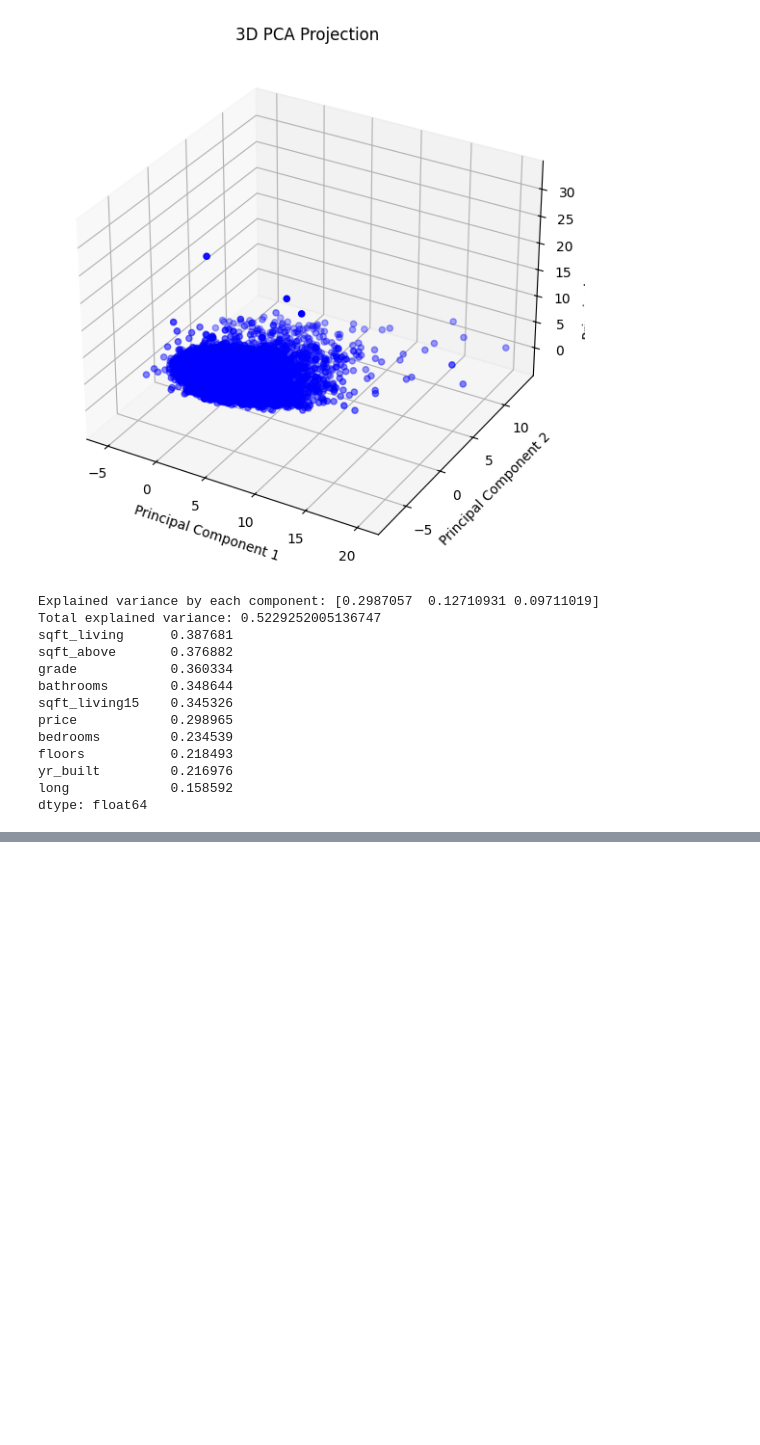
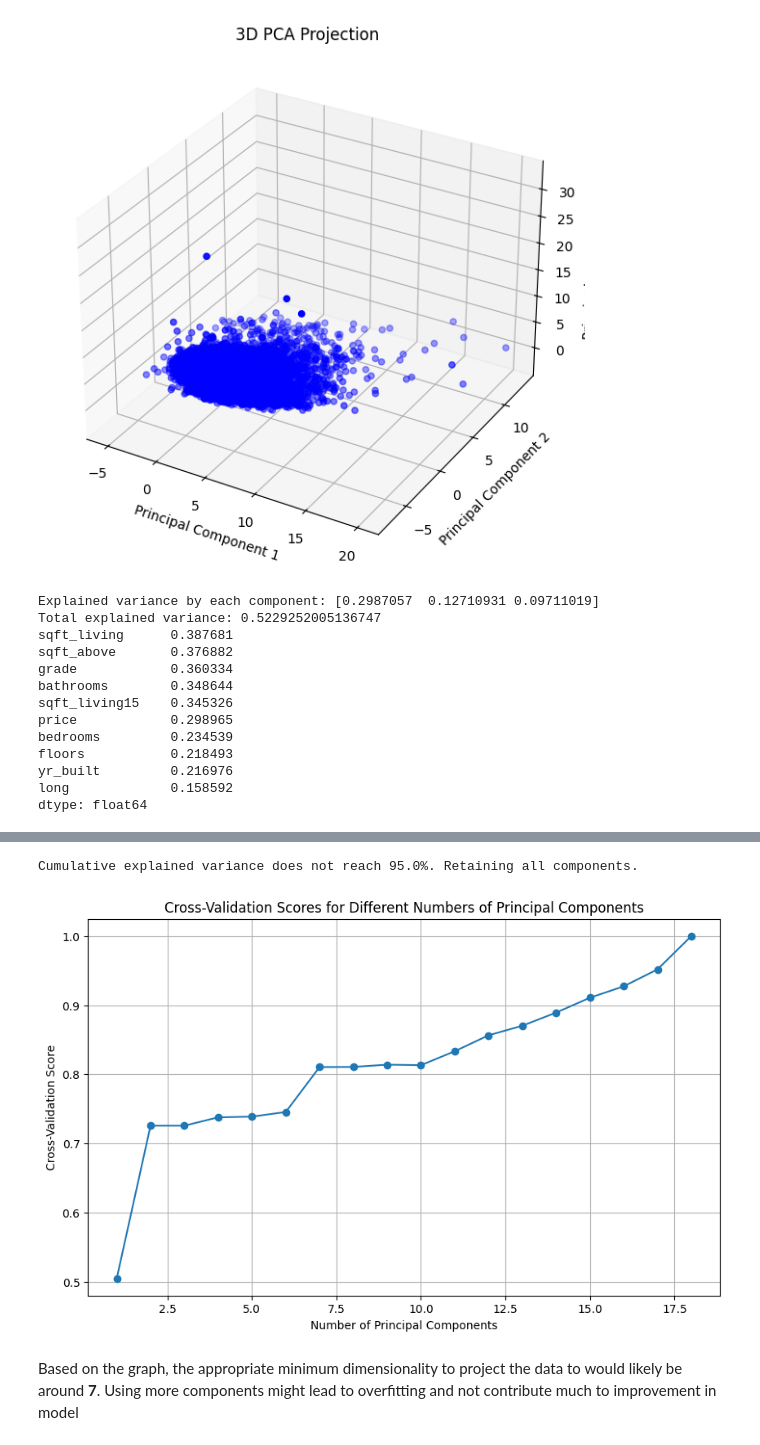
Before and after one commit to Omega-Centauri-21/Business-Intelligence, a Jupyter notebook: CS4730 Coursework 2/[Sub Task 2] CS4730 Coursework 2.ipynb, the cells around one changed output, grey strips where cells are left out. Saved outputs shown, nothing was run; the diff lists cells and outputs as text; code cells hidden in the pictures; blank space fills up the shorter version.

```diff
--- a/CS4730 Coursework 2/[Sub Task 2] CS4730 Coursework 2.ipynb
+++ b/CS4730 Coursework 2/[Sub Task 2] CS4730 Coursework 2.ipynb
@@ -78,0 +144,39 @@ dtype: float64
+# %%
+# Determine the number of components to retain
+desired_variance = 0.95
+try:
+    num_components = next(i for i, total_var in enumerate(cumulative_explained_variance) if total_var >= desired_variance) + 1
+    print(f'Number of components to retain for {desired_variance * 100}% variance: {num_components}')
+except StopIteration:
+    print(f'Cumulative explained variance does not reach {desired_variance * 100}%. Retaining all components.')
+    num_components = len(cumulative_explained_variance)
+# %% [output]
+Cumulative explained variance does not reach 95.0%. Retaining all components.
+# %%
+# Cross-validation to evaluate the performance with different numbers of components
+explained_variance_ratios = []
+cross_val_scores = []
+
+for n_components in range(1, len(df.columns)):
+    pca = PCA(n_components=n_components)
+    pca_result = pca.fit_transform(scaled_df)
+
+    # Use linear regression for cross-validation
+    model = LinearRegression()
+    scores = cross_val_score(model, pca_result, df.iloc[:, 0], cv=5)  # Assuming the first column is the target variable
+    explained_variance_ratios.append(sum(pca.explained_variance_ratio_))
+    cross_val_scores.append(scores.mean())
+
+# Plot cross-validation scores
+plt.figure(figsize=(10, 6))
+plt.plot(range(1, len(df.columns)), cross_val_scores, marker='o')
+plt.xlabel('Number of Principal Components')
+plt.ylabel('Cross-Validation Score')
+plt.title('Cross-Validation Scores for Different Numbers of Principal Components')
+plt.grid(True)
+plt.show()
+# %% [output]
+[figure, added]
+# %% [markdown]
+Based on the graph, the appropriate minimum dimensionality to project the data to would likely be around **7**.
+Using more components might lead to overfitting and not contribute much to improvement in model
```
Also changed, not shown: parts of 8 cells of this notebook, 1 other file.
